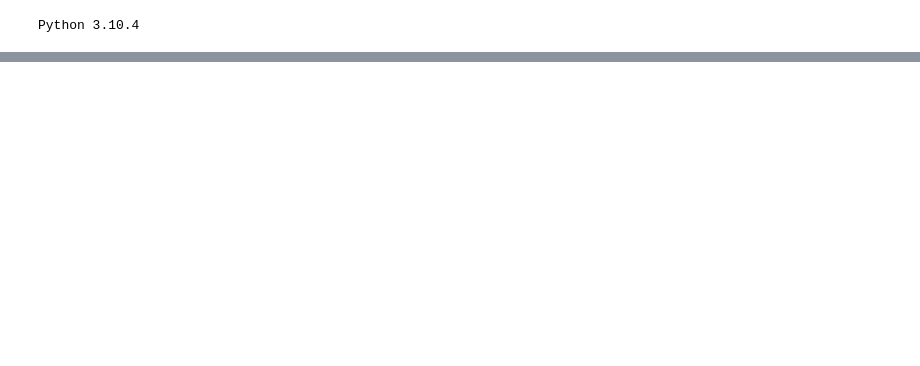
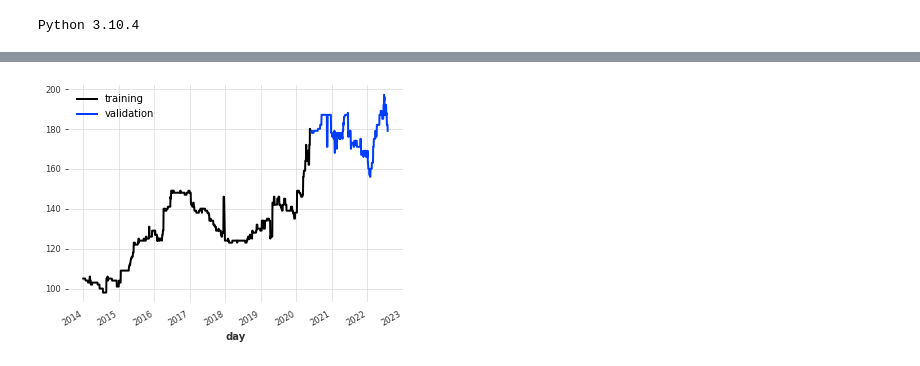
Before and after one commit to aadityarock2000/Price-history-analysis, a Jupyter notebook: Darts on Rice Prices.ipynb, the cells around one changed output, grey strips where cells are left out. Saved outputs shown, nothing was run; the diff lists cells and outputs as text; code cells hidden in the pictures; blank space fills up the shorter version.

```diff
--- a/Darts on Rice Prices.ipynb
+++ b/Darts on Rice Prices.ipynb
@@ -54,0 +65,6 @@ onion_orig.plot()
+# %%
+train, val = commodity_cleaned.split_before(0.75)
+train.plot(label="training")
+val.plot(label="validation")
+# %% [output]
+[figure, added]
```
Also changed, not shown: parts of 36 cells of this notebook, 4 other files.
